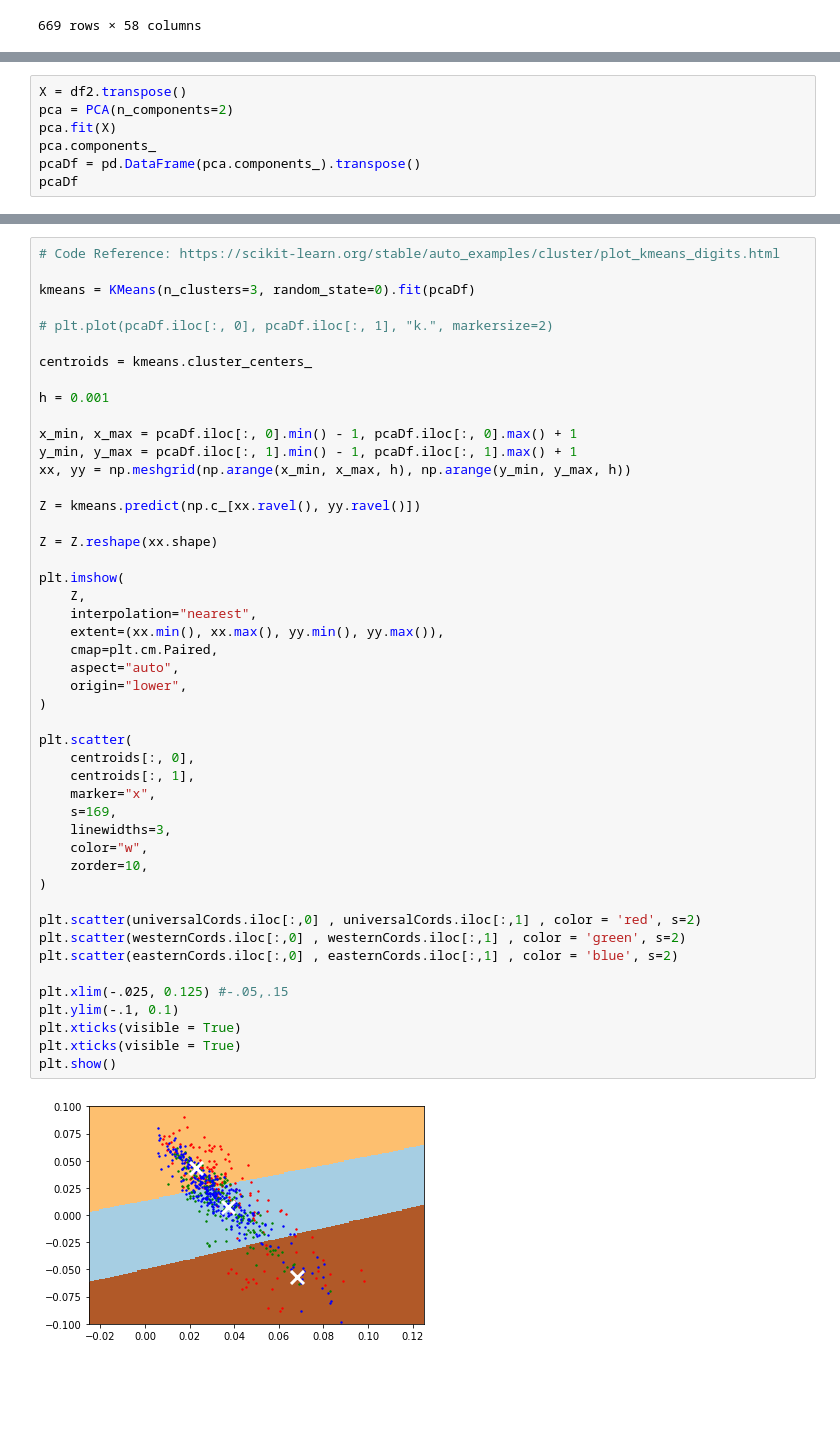
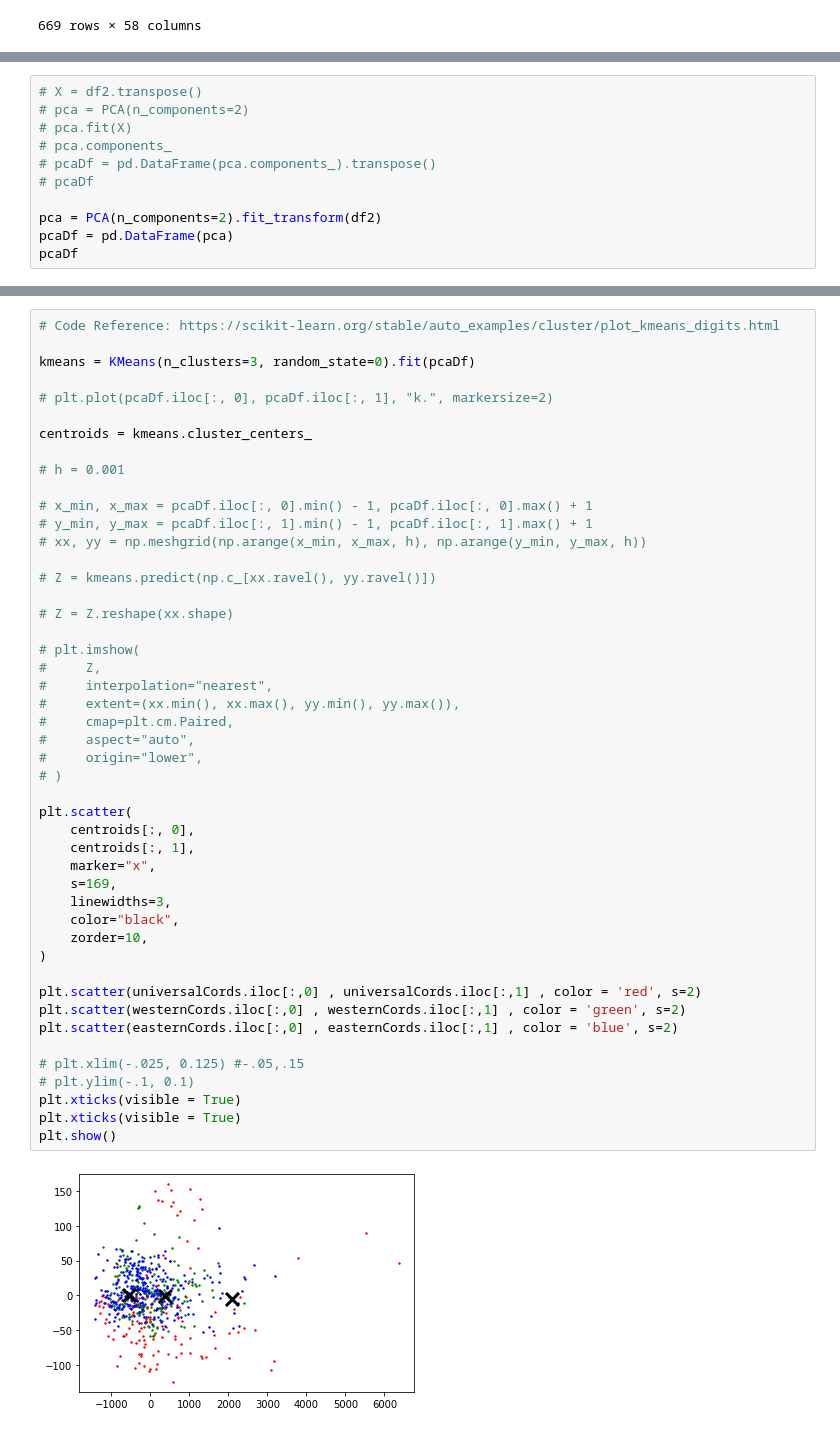
Before and after one commit to EvanLiu0/COGS118B-Project, a Jupyter notebook: Project.ipynb, the cells around one changed output, grey strips where cells are left out. Saved outputs shown, nothing was run; the diff lists cells and outputs as text; blank space fills up the shorter version.

Commit message:
fit_transform

```diff
--- a/Project.ipynb
+++ b/Project.ipynb
@@ -263,10 +263,14 @@ display(pd.DataFrame(y_test))
 201 rows × 1 columns
 # %%
-X = df2.transpose()
-pca = PCA(n_components=2)
-pca.fit(X)
-pca.components_
-pcaDf = pd.DataFrame(pca.components_).transpose()
+# X = df2.transpose()
+# pca = PCA(n_components=2)
+# pca.fit(X)
+# pca.components_
+# pcaDf = pd.DataFrame(pca.components_).transpose()
+# pcaDf
+
+pca = PCA(n_components=2).fit_transform(df2)
+pcaDf = pd.DataFrame(pca)
 pcaDf
 # %% [output]
 |  | 0 | 1 |
@@ -290,48 +294,48 @@ easternCords = pcaDf.iloc[easternIdx]
 # Code Reference: https://scikit-learn.org/stable/auto_examples/cluster/plot_kmeans_digits.html
 
 kmeans = KMeans(n_clusters=3, random_state=0).fit(pcaDf)
 
 # plt.plot(pcaDf.iloc[:, 0], pcaDf.iloc[:, 1], "k.", markersize=2)
 
 centroids = kmeans.cluster_centers_
 
-h = 0.001
+# h = 0.001
 
-x_min, x_max = pcaDf.iloc[:, 0].min() - 1, pcaDf.iloc[:, 0].max() + 1
-y_min, y_max = pcaDf.iloc[:, 1].min() - 1, pcaDf.iloc[:, 1].max() + 1
-xx, yy = np.meshgrid(np.arange(x_min, x_max, h), np.arange(y_min, y_max, h))
+# x_min, x_max = pcaDf.iloc[:, 0].min() - 1, pcaDf.iloc[:, 0].max() + 1
+# y_min, y_max = pcaDf.iloc[:, 1].min() - 1, pcaDf.iloc[:, 1].max() + 1
+# xx, yy = np.meshgrid(np.arange(x_min, x_max, h), np.arange(y_min, y_max, h))
 
-Z = kmeans.predict(np.c_[xx.ravel(), yy.ravel()])
+# Z = kmeans.predict(np.c_[xx.ravel(), yy.ravel()])
 
-Z = Z.reshape(xx.shape)
+# Z = Z.reshape(xx.shape)
 
-plt.imshow(
-    Z,
-    interpolation="nearest",
-    extent=(xx.min(), xx.max(), yy.min(), yy.max()),
-    cmap=plt.cm.Paired,
-    aspect="auto",
-    origin="lower",
-)
+# plt.imshow(
+#     Z,
+#     interpolation="nearest",
+#     extent=(xx.min(), xx.max(), yy.min(), yy.max()),
+#     cmap=plt.cm.Paired,
+#     aspect="auto",
+#     origin="lower",
+# )
 
 plt.scatter(
     centroids[:, 0],
     centroids[:, 1],
     marker="x",
     s=169,
     linewidths=3,
-    color="w",
+    color="black",
     zorder=10,
 )
 
 plt.scatter(universalCords.iloc[:,0] , universalCords.iloc[:,1] , color = 'red', s=2)
 plt.scatter(westernCords.iloc[:,0] , westernCords.iloc[:,1] , color = 'green', s=2)
 plt.scatter(easternCords.iloc[:,0] , easternCords.iloc[:,1] , color = 'blue', s=2)
 
-plt.xlim(-.025, 0.125) #-.05,.15
-plt.ylim(-.1, 0.1)
+# plt.xlim(-.025, 0.125) #-.05,.15
+# plt.ylim(-.1, 0.1)
 plt.xticks(visible = True)
 plt.xticks(visible = True)
 plt.show()
 # %% [output]
-[figure, old version]
+[figure, new version]
```
Also changed, not shown: parts of 8 cells of this notebook.
